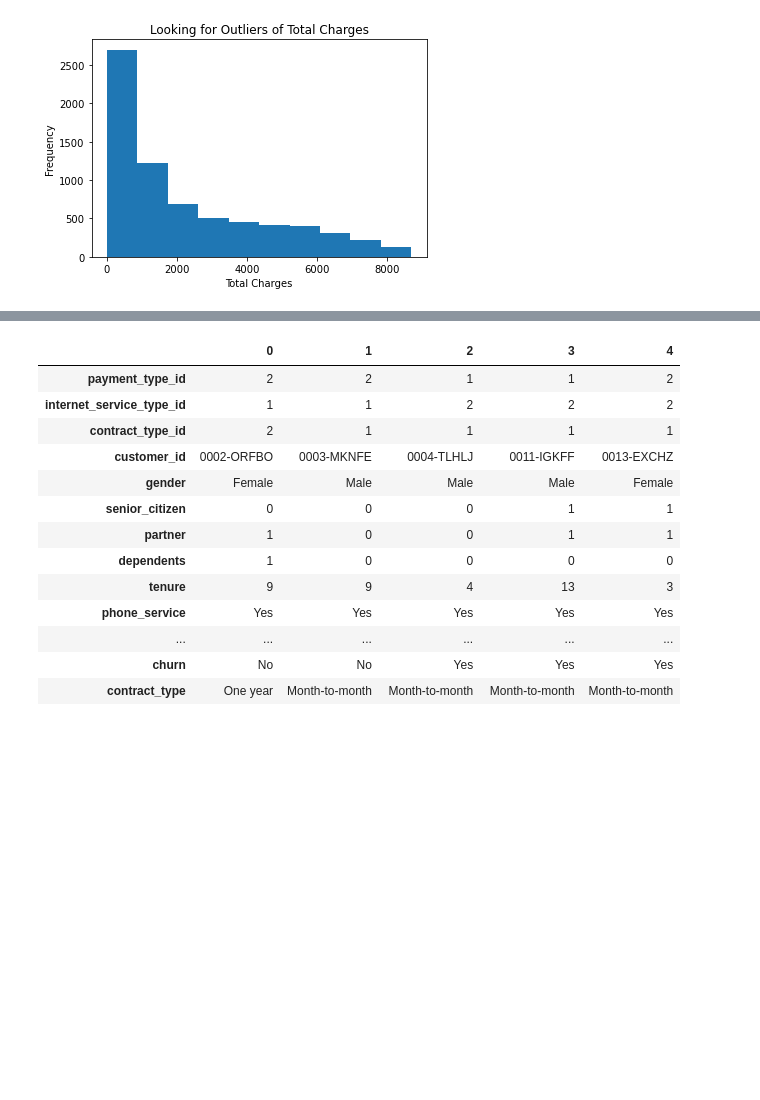
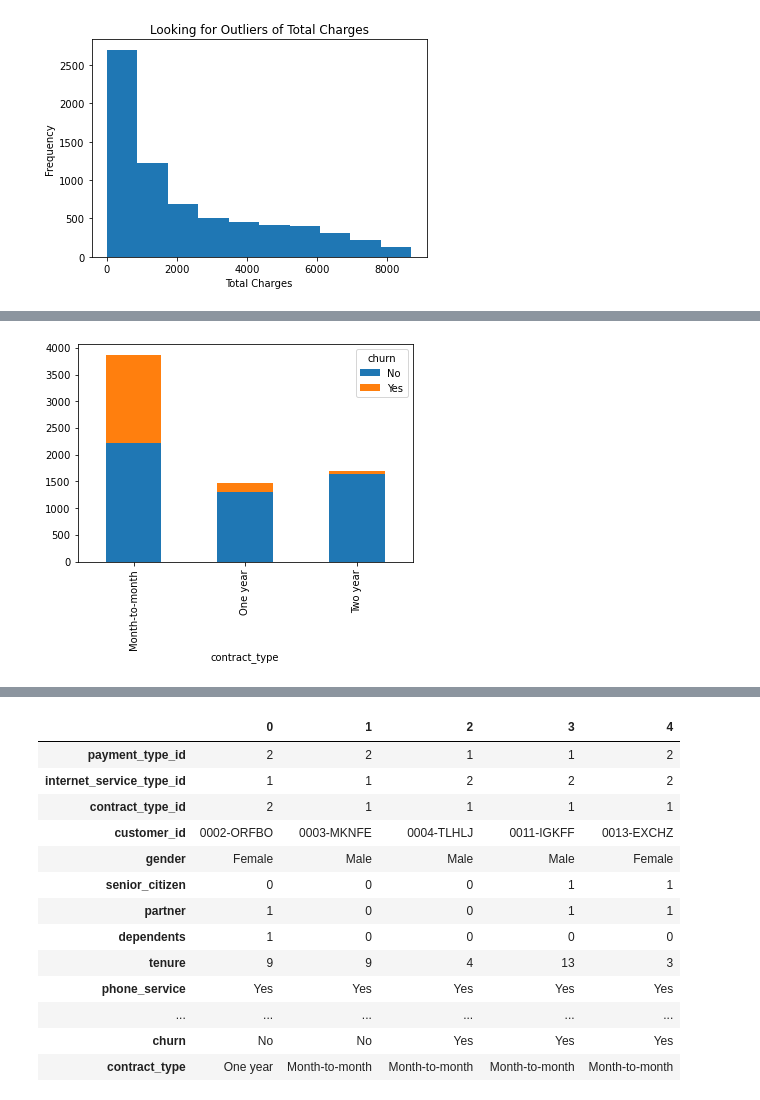
Before and after one commit to Addisalem-Kemal/Telco_churn, a Jupyter notebook: telco_project_notebook.ipynb, the cells around one changed output, grey strips where cells are left out. Drawn from its saved outputs; the diff is of its cells as text; code cells hidden in the pictures; blank space fills up the shorter version.

```diff
--- a/telco_project_notebook.ipynb
+++ b/telco_project_notebook.ipynb
@@ -238,0 +229,5 @@ df.head()
+# %%
+df.groupby(['contract_type','churn']).size().unstack().plot(kind='bar',stacked=True);
+#Clearly, users with Month-to-Month contract are more likely to churn
+# %% [output]
+[figure, added]
```
Also changed, not shown: parts of 23 cells of this notebook.
